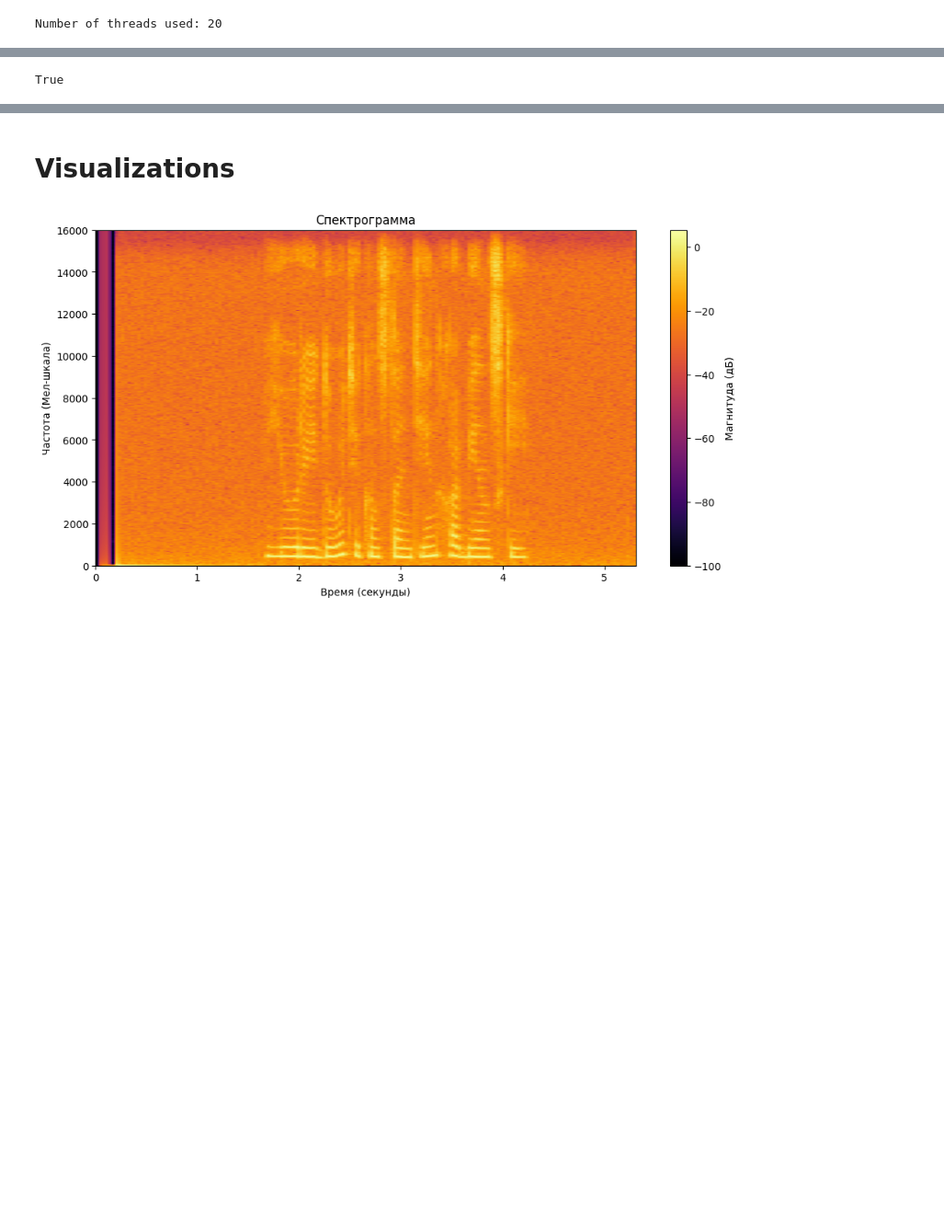
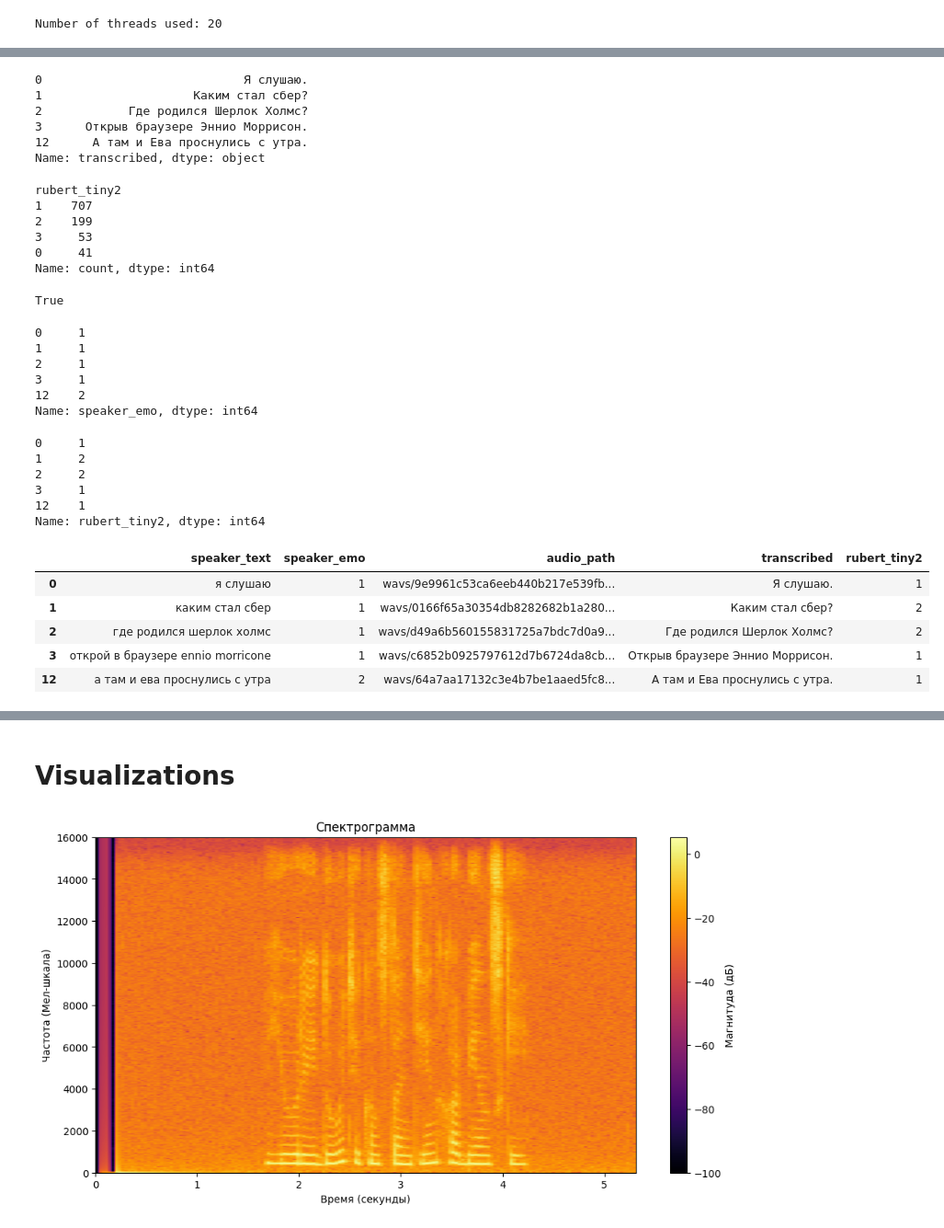
Before and after one commit to Kislv/MastersDegreeProject, a Jupyter notebook: test_hypotheses.ipynb, the cells around one changed output, grey strips where cells are left out. Shown at 92% size. Saved outputs shown, nothing was run; the diff lists cells and outputs as text; code cells hidden in the pictures; blank space fills up the shorter version.

```diff
--- a/test_hypotheses.ipynb
+++ b/test_hypotheses.ipynb
@@ -1345,0 +1462,10 @@ Name: count, dtype: int64
+# %%
+X_test[TRANSCRIBED_KEYWORD] = X_test[TRANSCRIBED_KEYWORD].apply(lambda x: EMPTY.join(x))
+X_test[TRANSCRIBED_KEYWORD].head()
+# %% [output]
+0                            Я слушаю.
+1                     Каким стал сбер?
+2            Где родился Шерлок Холмс?
+3      Открыв браузере Эннио Моррисон.
+12      А там и Ева проснулись с утра.
+Name: transcribed, dtype: object
@@ -1346,4 +1474,40 @@ Name: count, dtype: int64
+# %%
+X_test[RUBERT_TINY2_MODEL_NAME].value_counts()
+# %% [output]
+rubert_tiny2
+1    707
+2    199
+3     53
+0     41
+Name: count, dtype: int64
 # %%
 (DUSHA_CROWD_TEST_DIR_PATH / 'wavs/9e9961c53ca6eeb440b217e539fbf46c.wav').exists()
 # %% [output]
 True
+# %%
+y_true.head()
+# %% [output]
+0     1
+1     1
+2     1
+3     1
+12    2
+Name: speaker_emo, dtype: int64
+# %%
+y_pred = X_test[RUBERT_TINY2_MODEL_NAME]
+# %% [output]
+0     1
+1     2
+2     2
+3     1
+12    1
+Name: rubert_tiny2, dtype: int64
+# %%
+X_test.head()
+# %% [output]
+|  | speaker_text | speaker_emo | audio_path | transcribed | rubert_tiny2 |
+| 0 | я слушаю | 1 | wavs/9e9961c53ca6eeb440b217e539fb... | Я слушаю. | 1 |
+| 1 | каким стал сбер | 1 | wavs/0166f65a30354db8282682b1a280... | Каким стал сбер? | 2 |
+| 2 | где родился шерлок холмс | 1 | wavs/d49a6b560155831725a7bdc7d0a9... | Где родился Шерлок Холмс? | 2 |
+| 3 | открой в браузере ennio morricone | 1 | wavs/c6852b0925797612d7b6724da8cb... | Открыв браузере Эннио Моррисон. | 1 |
+| 12 | а там и ева проснулись с утра | 2 | wavs/64a7aa17132c3e4b7be1aaed5fc8... | А там и Ева проснулись с утра. | 1 |
```
Also changed, not shown: parts of 26 cells of this notebook, 7 other files.
